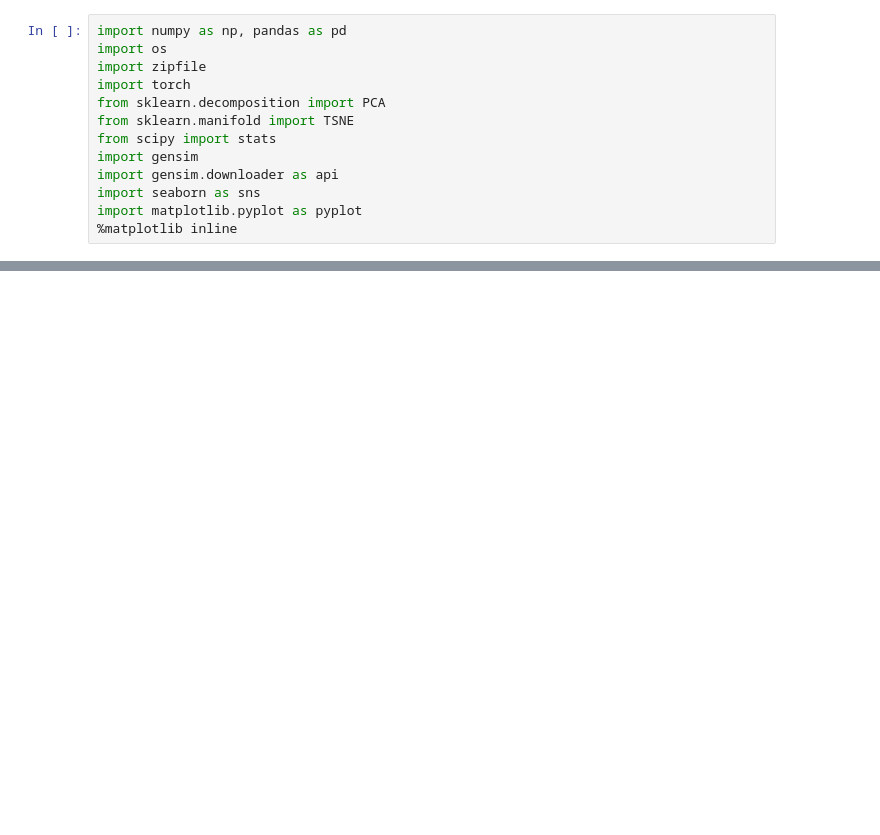
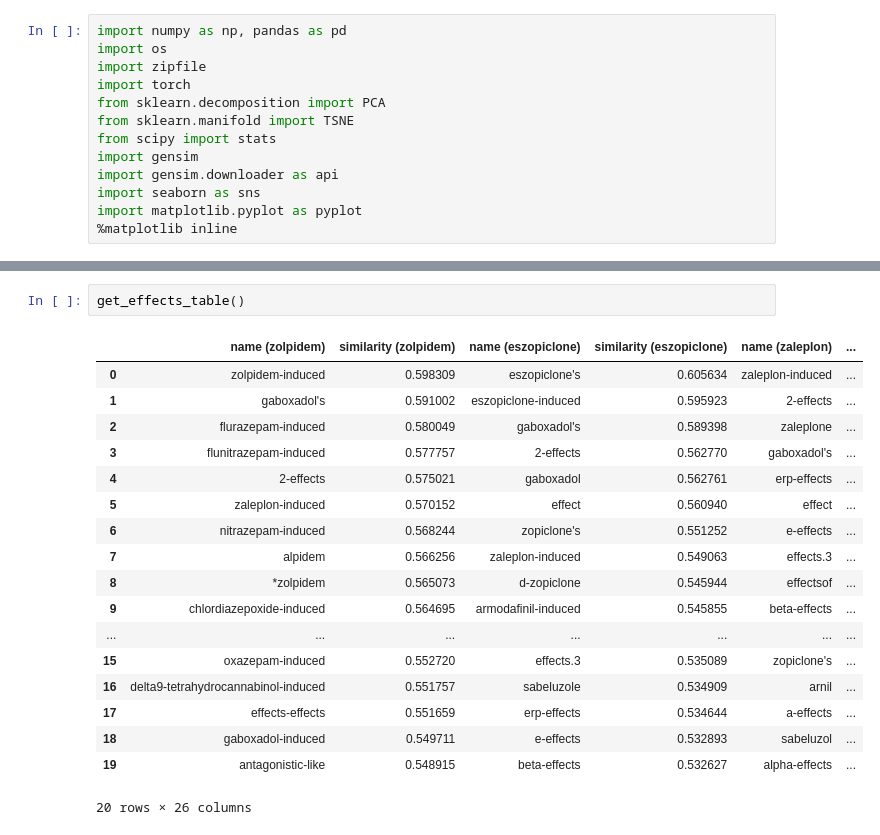
Before and after one commit to nlei1/nlp-notebooks, a Jupyter notebook: BioWordVec.ipynb, the cells around one changed output, grey strips where cells are left out. Drawn from its saved outputs; the diff is of its cells as text; blank space fills up the shorter version.

```diff
--- a/BioWordVec.ipynb
+++ b/BioWordVec.ipynb
@@ -132,0 +135,21 @@ plot_with_labels('melatonin', False)
+# %%
+get_effects_table()
+# %% [output]
+|  | name (zolpidem) | similarity (zolpidem) | name (eszopiclone) | similarity (eszopiclone) | name (zaleplon) | ... |
+| 0 | zolpidem-induced | 0.598309 | eszopiclone's | 0.605634 | zaleplon-induced | ... |
+| 1 | gaboxadol's | 0.591002 | eszopiclone-induced | 0.595923 | 2-effects | ... |
+| 2 | flurazepam-induced | 0.580049 | gaboxadol's | 0.589398 | zaleplone | ... |
+| 3 | flunitrazepam-induced | 0.577757 | 2-effects | 0.562770 | gaboxadol's | ... |
+| 4 | 2-effects | 0.575021 | gaboxadol | 0.562761 | erp-effects | ... |
+| 5 | zaleplon-induced | 0.570152 | effect | 0.560940 | effect | ... |
+| 6 | nitrazepam-induced | 0.568244 | zopiclone's | 0.551252 | e-effects | ... |
+| 7 | alpidem | 0.566256 | zaleplon-induced | 0.549063 | effects.3 | ... |
+| 8 | *zolpidem | 0.565073 | d-zopiclone | 0.545944 | effectsof | ... |
+| 9 | chlordiazepoxide-induced | 0.564695 | armodafinil-induced | 0.545855 | beta-effects | ... |
+| ... | ... | ... | ... | ... | ... | ... |
+| 15 | oxazepam-induced | 0.552720 | effects.3 | 0.535089 | zopiclone's | ... |
+| 16 | delta9-tetrahydrocannabinol-induced | 0.551757 | sabeluzole | 0.534909 | arnil | ... |
+| 17 | effects-effects | 0.551659 | erp-effects | 0.534644 | a-effects | ... |
+| 18 | gaboxadol-induced | 0.549711 | e-effects | 0.532893 | sabeluzol | ... |
+| 19 | antagonistic-like | 0.548915 | beta-effects | 0.532627 | alpha-effects | ... |
+20 rows × 26 columns
```
Also changed, not shown: parts of 20 cells of this notebook.
